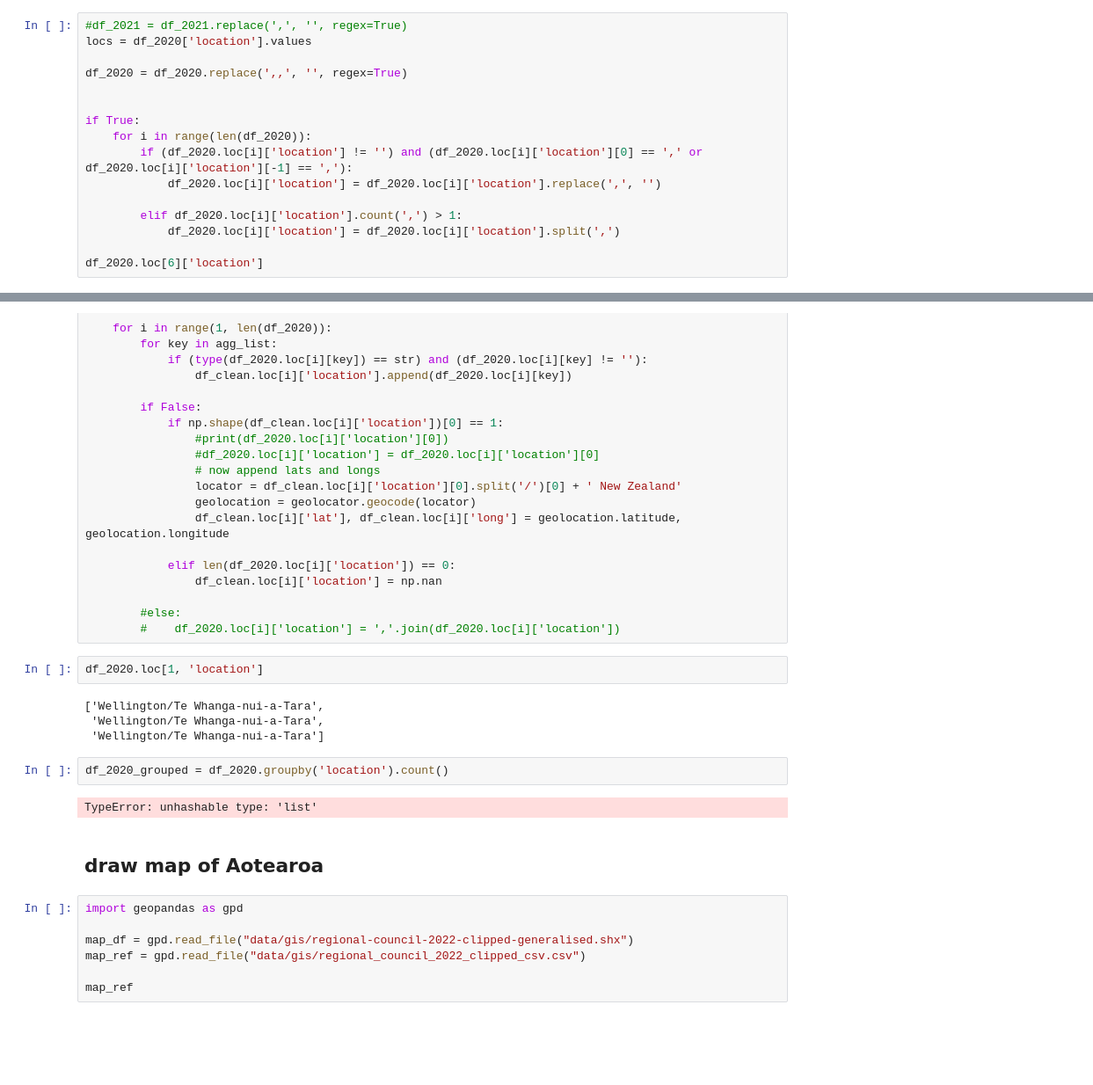
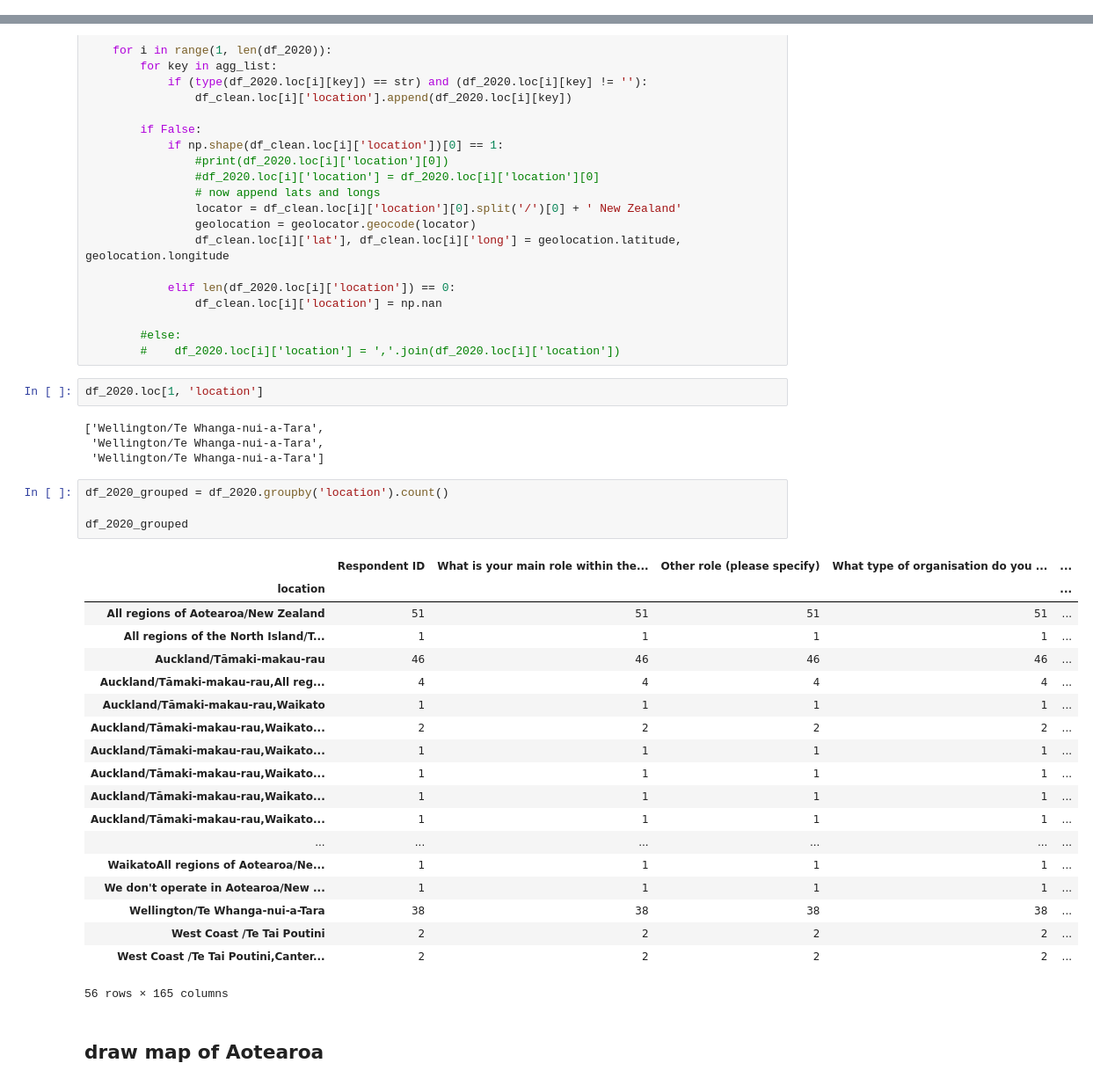
Before and after one commit to matthew-trava/huiehackathon-team2, a Jupyter notebook: gis.ipynb, the cells around one changed output, grey strips where cells are left out. Shown at 88% size. Drawn from its saved outputs; the diff is of its cells as text; blank space fills up the shorter version.

```diff
--- a/gis.ipynb
+++ b/gis.ipynb
@@ -150,16 +121,0 @@ All regions of Aotearoa/New Zealand,
-# %%
-#df_2021 = df_2021.replace(',', '', regex=True)
-locs = df_2020['location'].values
-
-df_2020 = df_2020.replace(',,', '', regex=True)
-
-
-if True:
-    for i in range(len(df_2020)):
-        if (df_2020.loc[i]['location'] != '') and (df_2020.loc[i]['location'][0] == ',' or df_2020.loc[i]['location'][-1] == ','):
-            df_2020.loc[i]['location'] = df_2020.loc[i]['location'].replace(',', '')
-
-        elif df_2020.loc[i]['location'].count(',') > 1:
-            df_2020.loc[i]['location'] = df_2020.loc[i]['location'].split(',')
-
-df_2020.loc[6]['location']
@@ -201,22 +183,35 @@ if True:
 
         #else:
         #    df_2020.loc[i]['location'] = ','.join(df_2020.loc[i]['location'])
-# %%
-df_2020.loc[1, 'location']
-# %% [output]
-['Wellington/Te Whanga-nui-a-Tara',
- 'Wellington/Te Whanga-nui-a-Tara',
- 'Wellington/Te Whanga-nui-a-Tara']
+# %%
+df_2020.loc[1, 'location']
+# %% [output]
+['Wellington/Te Whanga-nui-a-Tara',
+ 'Wellington/Te Whanga-nui-a-Tara',
+ 'Wellington/Te Whanga-nui-a-Tara']
 # %%
 df_2020_grouped = df_2020.groupby('location').count()
+
+df_2020_grouped
 # %% [output]
+|  | Respondent ID | What is your main role within the... | Other role (please specify) | What type of organisation do you ... | ... |
+| location |  |  |  |  | ... |
+| All regions of Aotearoa/New Zealand | 51 | 51 | 51 | 51 | ... |
+| All regions of the North Island/T... | 1 | 1 | 1 | 1 | ... |
+| Auckland/Tāmaki-makau-rau | 46 | 46 | 46 | 46 | ... |
+| Auckland/Tāmaki-makau-rau,All reg... | 4 | 4 | 4 | 4 | ... |
+| Auckland/Tāmaki-makau-rau,Waikato | 1 | 1 | 1 | 1 | ... |
+| Auckland/Tāmaki-makau-rau,Waikato... | 2 | 2 | 2 | 2 | ... |
+| Auckland/Tāmaki-makau-rau,Waikato... | 1 | 1 | 1 | 1 | ... |
+| Auckland/Tāmaki-makau-rau,Waikato... | 1 | 1 | 1 | 1 | ... |
+| Auckland/Tāmaki-makau-rau,Waikato... | 1 | 1 | 1 | 1 | ... |
+| Auckland/Tāmaki-makau-rau,Waikato... | 1 | 1 | 1 | 1 | ... |
+| ... | ... | ... | ... | ... | ... |
+| WaikatoAll regions of Aotearoa/Ne... | 1 | 1 | 1 | 1 | ... |
+| We don't operate in Aotearoa/New ... | 1 | 1 | 1 | 1 | ... |
+| Wellington/Te Whanga-nui-a-Tara | 38 | 38 | 38 | 38 | ... |
+| West Coast /Te Tai Poutini | 2 | 2 | 2 | 2 | ... |
+| West Coast /Te Tai Poutini,Canter... | 2 | 2 | 2 | 2 | ... |
-TypeError: unhashable type: 'list'
+56 rows × 165 columns
-# %% [markdown]
-## draw map of Aotearoa
-# %%
-import geopandas as gpd
-
-map_df = gpd.read_file("data/gis/regional-council-2022-clipped-generalised.shx")
-map_ref = gpd.read_file("data/gis/regional_council_2022_clipped_csv.csv")
-
-map_ref
+# %% [markdown]
+## draw map of Aotearoa
```
Also changed, not shown: parts of 6 cells of this notebook.
